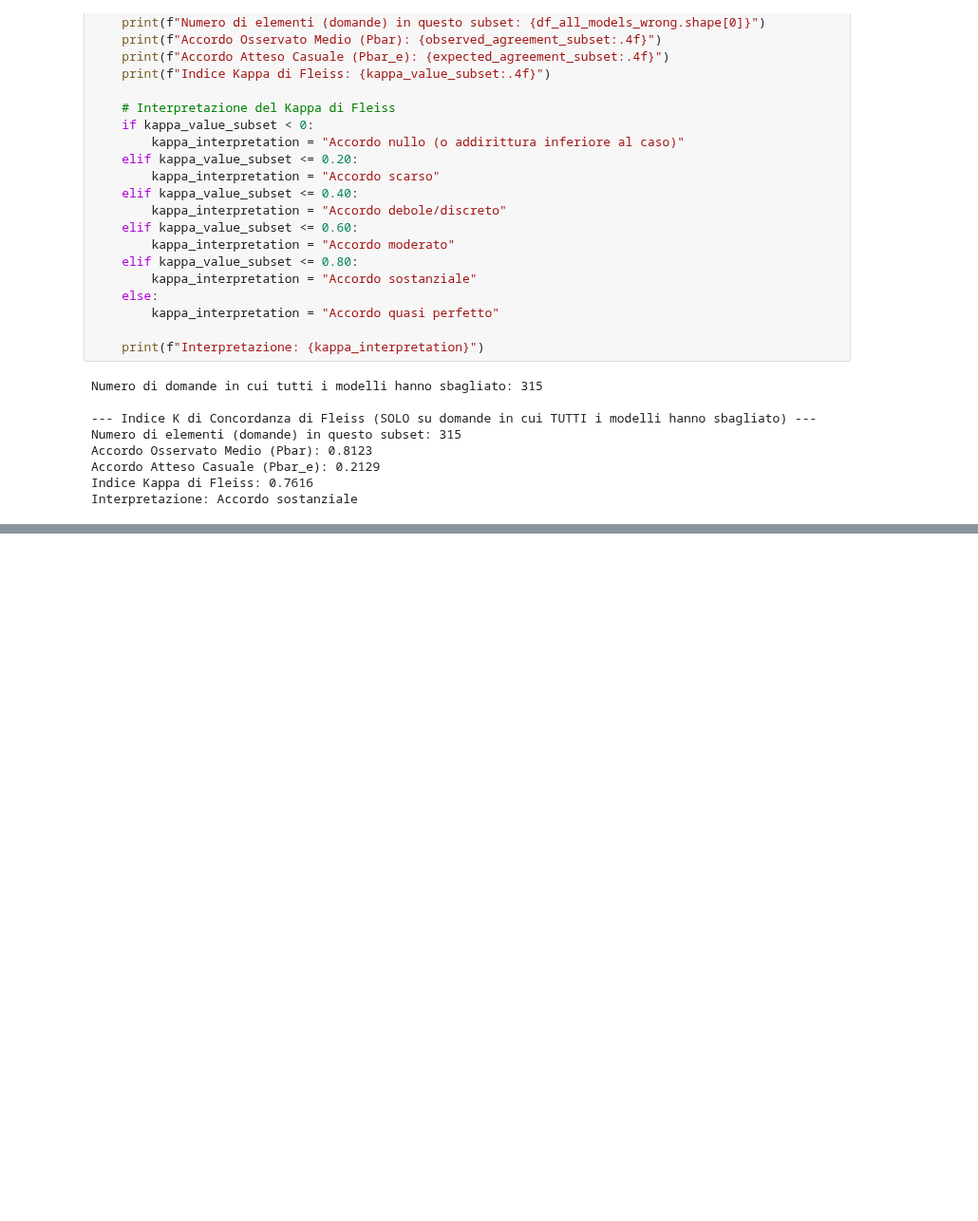
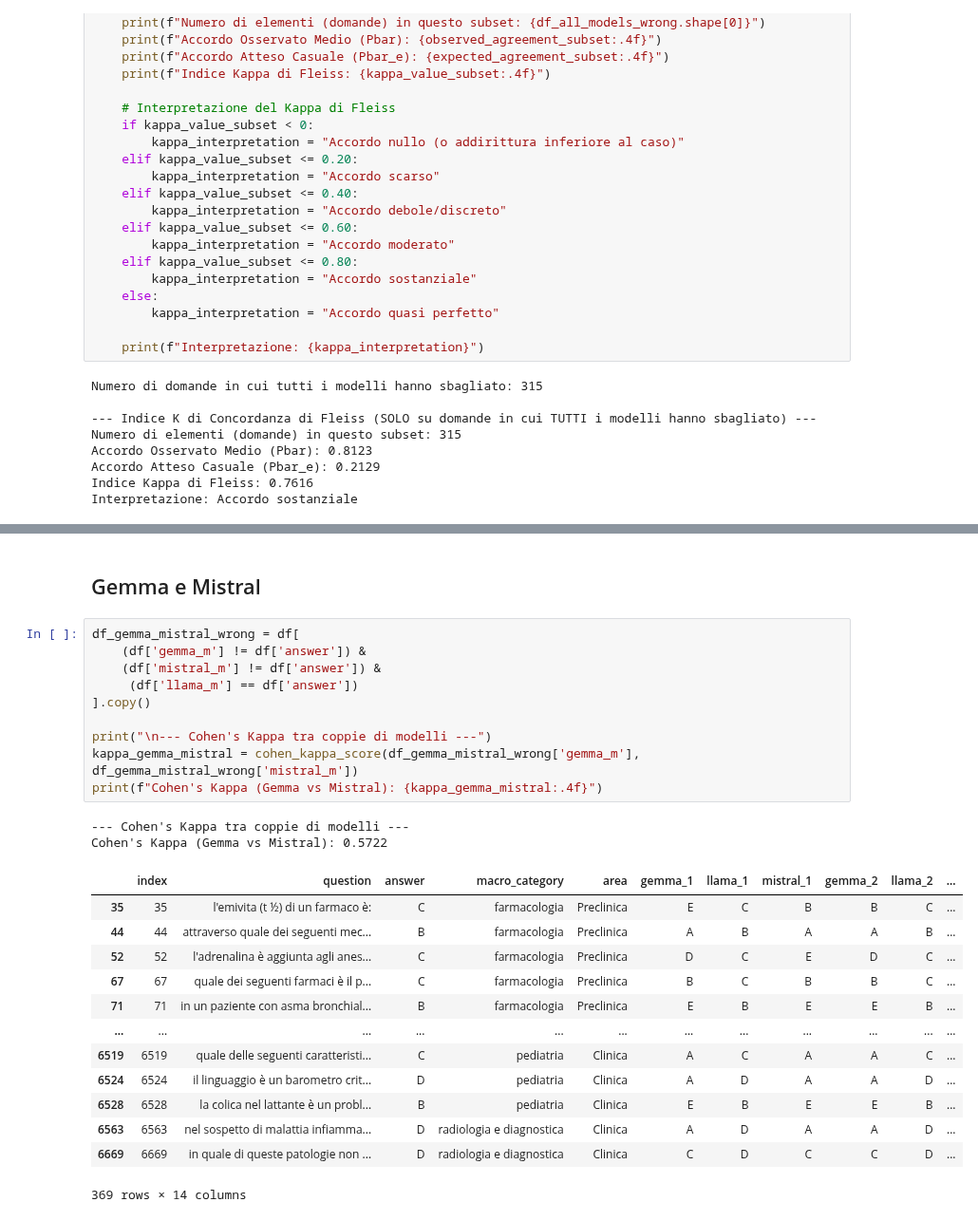
Before and after one commit to nicolobonato97/Big-Data-Analytics, a Jupyter notebook: Progetto Big Data/majority_voting.ipynb, the cells around one changed output, grey strips where cells are left out. Shown at 95% size. Saved outputs shown, nothing was run; the diff lists cells and outputs as text; blank space fills up the shorter version.

```diff
--- a/Progetto Big Data/majority_voting.ipynb
+++ b/Progetto Big Data/majority_voting.ipynb
@@ -688,0 +703,28 @@ Interpretazione: Accordo sostanziale
+# %% [markdown]
+## Gemma e Mistral
+# %%
+df_gemma_mistral_wrong = df[
+    (df['gemma_m'] != df['answer']) &
+    (df['mistral_m'] != df['answer']) &
+     (df['llama_m'] == df['answer'])
+].copy()
+
+print("\n--- Cohen's Kappa tra coppie di modelli ---")
+kappa_gemma_mistral = cohen_kappa_score(df_gemma_mistral_wrong['gemma_m'], df_gemma_mistral_wrong['mistral_m'])
+print(f"Cohen's Kappa (Gemma vs Mistral): {kappa_gemma_mistral:.4f}")
+# %% [output]
+--- Cohen's Kappa tra coppie di modelli ---
+Cohen's Kappa (Gemma vs Mistral): 0.5722
+|  | index | question | answer | macro_category | area | gemma_1 | llama_1 | mistral_1 | gemma_2 | llama_2 | ... |
+| 35 | 35 | l'emivita (t ½) di un farmaco è: | C | farmacologia | Preclinica | E | C | B | B | C | ... |
+| 44 | 44 | attraverso quale dei seguenti mec... | B | farmacologia | Preclinica | A | B | A | A | B | ... |
+| 52 | 52 | l'adrenalina è aggiunta agli anes... | C | farmacologia | Preclinica | D | C | E | D | C | ... |
+| 67 | 67 | quale dei seguenti farmaci è il p... | C | farmacologia | Preclinica | B | C | B | B | C | ... |
+| 71 | 71 | in un paziente con asma bronchial... | B | farmacologia | Preclinica | E | B | E | E | B | ... |
+| ... | ... | ... | ... | ... | ... | ... | ... | ... | ... | ... | ... |
+| 6519 | 6519 | quale delle seguenti caratteristi... | C | pediatria | Clinica | A | C | A | A | C | ... |
+| 6524 | 6524 | il linguaggio è un barometro crit... | D | pediatria | Clinica | A | D | A | A | D | ... |
+| 6528 | 6528 | la colica nel lattante è un probl... | B | pediatria | Clinica | E | B | E | E | B | ... |
+| 6563 | 6563 | nel sospetto di malattia infiamma... | D | radiologia e diagnostica | Clinica | A | D | A | A | D | ... |
+| 6669 | 6669 | in quale di queste patologie non ... | D | radiologia e diagnostica | Clinica | C | D | C | C | D | ... |
+369 rows × 14 columns
```
Also changed, not shown: parts of 4 cells of this notebook.
